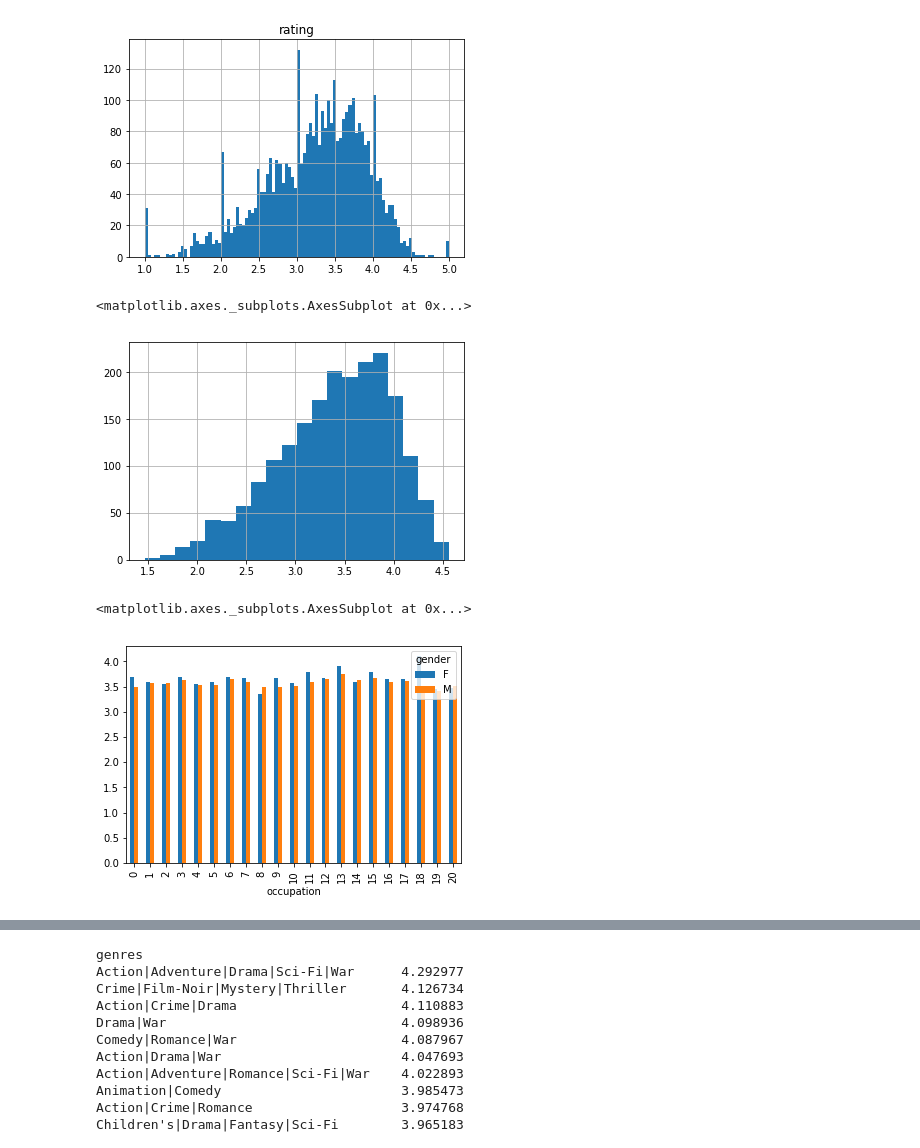
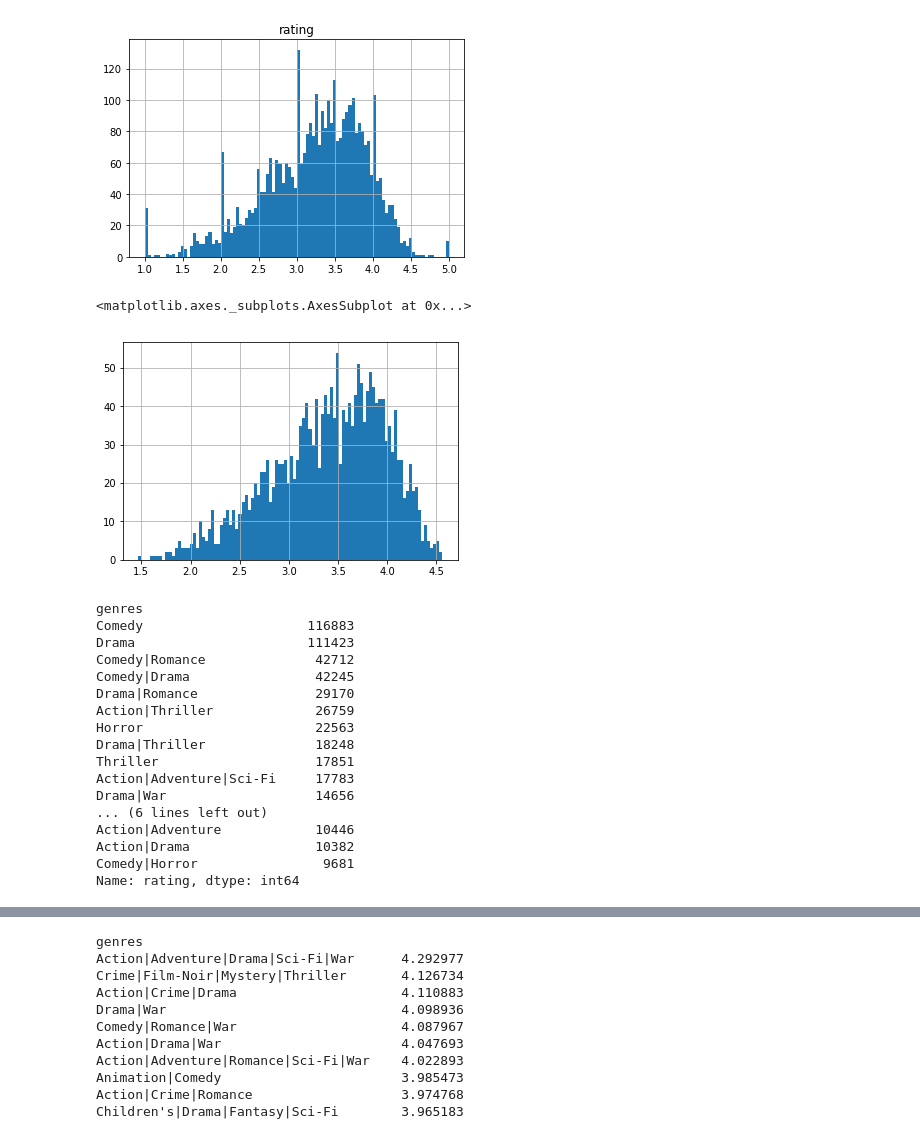
Before and after one commit to tianhaopx/Case-Study-of-Data-Science, a Jupyter notebook: CaseStudy2/CaseStudy2.ipynb, the cells around one changed output, grey strips where cells are left out. Saved outputs shown, nothing was run; the diff lists cells and outputs as text; code cells hidden in the pictures.

```diff
--- a/CaseStudy2/CaseStudy2.ipynb
+++ b/CaseStudy2/CaseStudy2.ipynb
@@ -316,15 +318,31 @@ array([[<matplotlib.axes._subplots.AxesSubplot object at 0x...>]], dtype=object)
 # %%
 # Plot a histogram of the average rating for movies which are rated more than 100 times.
 index = rating_times.index[rating_times > 100]
 result_movies = mean_ratings[index]
-result_movies.hist(bins = 20)
+result_movies.hist(bins = 100)
 # %% [output]
 <matplotlib.axes._subplots.AxesSubplot at 0x...>
-[figure, old version]
+[figure, new version]
 # %%
 # Make some conjectures about the distribution of ratings? Support your answers with data
-X = data.pivot_table('rating', index=['occupation'], columns=['gender'], aggfunc='mean')
-X.plot(kind='bar')
+# comedy movies have most rating numbers since people want to have fun when watching movies.
+genres_rating_times = data.groupby('genres').rating.size().sort_values(ascending=False)
+genres_rating_times[:20]
 # %% [output]
-<matplotlib.axes._subplots.AxesSubplot at 0x...>
+genres
+Comedy                     116883
+Drama                      111423
+Comedy|Romance              42712
+Comedy|Drama                42245
+Drama|Romance               29170
+Action|Thriller             26759
+Horror                      22563
+Drama|Thriller              18248
+Thriller                    17851
+Action|Adventure|Sci-Fi     17783
+Drama|War                   14656
+... (6 lines left out)
+Action|Adventure            10446
+Action|Drama                10382
+Comedy|Horror                9681
+Name: rating, dtype: int64
-[figure, removed]
```
Also changed, not shown: parts of 10 cells of this notebook.
